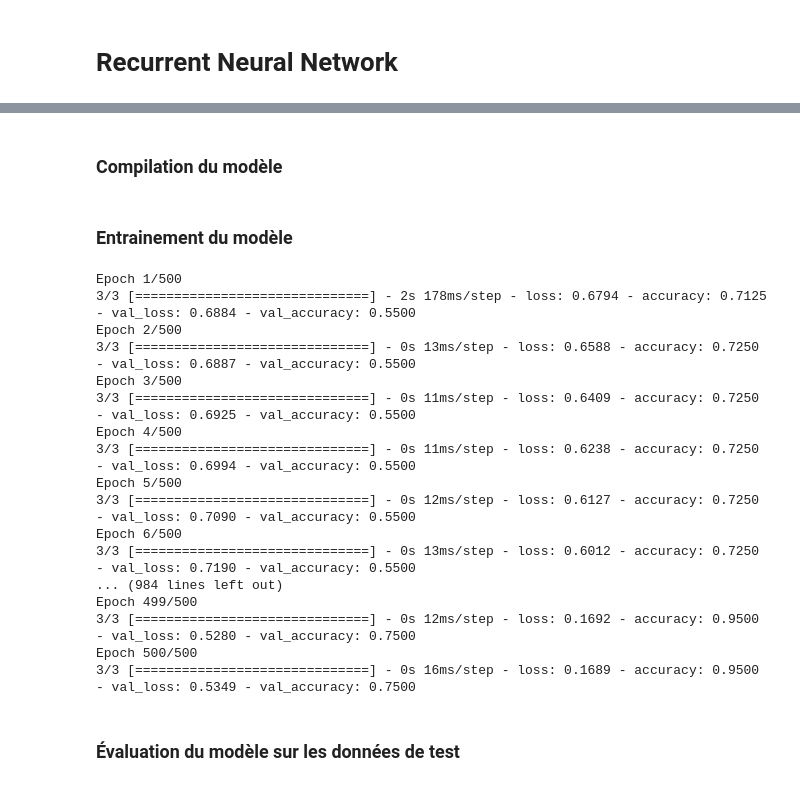
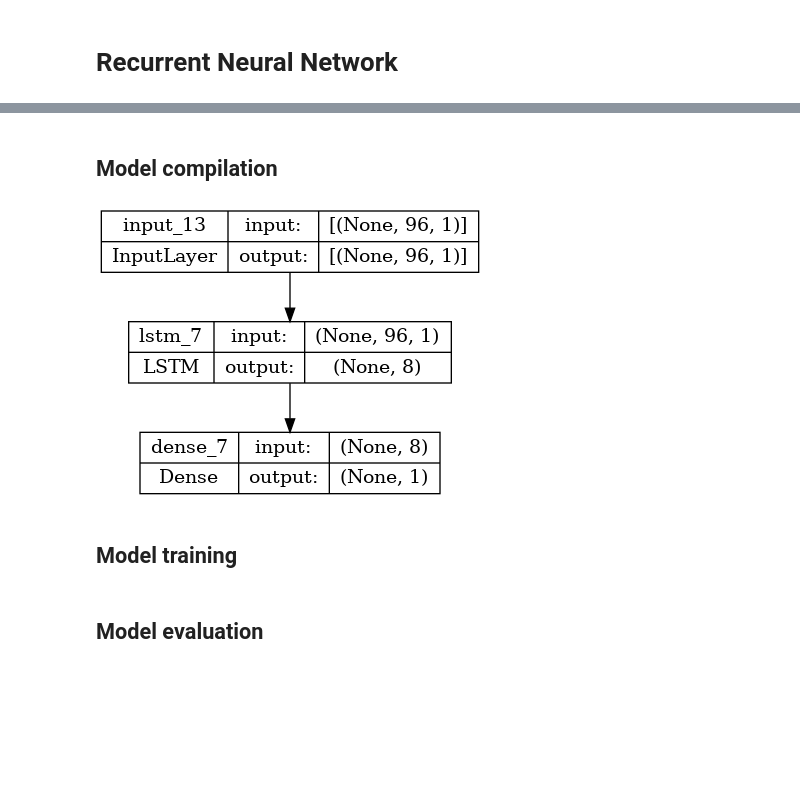
Before and after one commit to Transformot/deep-learning_project, a Jupyter notebook: Recurrent-Neural-Network.ipynb, the cells around one changed output, grey strips where cells are left out. Drawn from its saved outputs; the diff is of its cells as text; code cells hidden in the pictures; blank space fills up the shorter version.

```diff
--- a/Recurrent-Neural-Network.ipynb
+++ b/Recurrent-Neural-Network.ipynb
@@ -70 +111,16 @@ print(y_test)
+# %%
+# Layers hyperparameters
+timesteps = 1
+nb_neurons = 8
+nb_classes = 1
+final_activation = 'sigmoid'
+
+# Compil hyperparameters
+optimizer_algo = 'adam'
+cost_function = 'binary_crossentropy'
+
+# Execution hyperparameters
+nb_epochs = 500
+mini_batch_size = 32
+percentage_of_train_as_validation = 0.2
 # %% [markdown]
@@ -72,10 +128,13 @@ print(y_test)
 # %%
-input_shape = (timesteps, X_train_normalized.shape[1])  # Taille de la série temporelle
-hidden_units = 8  # Nombre d'unités dans la couche LSTM (not 128 _ best : 16 ?)
+# Input
+input_shape = (96,1)
+input_layer = Input(input_shape)
 
-input_layer = Input(shape=input_shape)
-lstm_layer = LSTM(units=hidden_units)(input_layer)
-output_layer = Dense(1, activation='sigmoid')(lstm_layer)  # Classification binaire
+# Hidden block
+lstm_layer = LSTM(units=nb_neurons)(input_layer)
 
-model = models.Model(inputs=input_layer, outputs=output_layer)
+# Output
+output_layer = Dense(units=nb_classes, activation=final_activation)(lstm_layer)
+
+model_rnn = models.Model(inputs=input_layer, outputs=output_layer)
 # %% [output]
@@ -83,31 +142,27 @@ model = models.Model(inputs=input_layer, outputs=output_layer)
 # %% [markdown]
-### Compilation du modèle
+## Model compilation
 # %%
-model.compile(loss='binary_crossentropy', optimizer='adam', metrics=['accuracy'])
-# model.summary
+model_rnn.compile(loss=cost_function, optimizer='adam', metrics=['accuracy'])
+
+model_rnn.summary
+plot_model(model_rnn, show_shapes=True)
+# %% [output]
+[figure, added]
 # %% [markdown]
-### Entrainement du modèle
+## Model training
 # %%
-mini_batch_size = 32 # (same with 64)
-history = model.fit(X_train_reshaped, y_train, batch_size=mini_batch_size, epochs=500, validation_split=0.2)
+# Specify the model checkpoint (to save the best model for each epoch)
+model_checkpoint = callbacks.ModelCheckpoint('best_model_RNN.keras', monitor='val_loss', save_best_only=True)
+
+# Start training
+start_training = time.time()
+history = model_rnn.fit(X_train, y_train,
+                    batch_size=mini_batch_size,
+                    epochs=nb_epochs,
+                    validation_split=percentage_of_train_as_validation,
+                    verbose=False,
+                    callbacks=[model_checkpoint])
+end_training = time.time()
-# %% [output]
-Epoch 1/500
-3/3 [==============================] - 2s 178ms/step - loss: 0.6794 - accuracy: 0.7125 - val_loss: 0.6884 - val_accuracy: 0.5500
-Epoch 2/500
-3/3 [==============================] - 0s 13ms/step - loss: 0.6588 - accuracy: 0.7250 - val_loss: 0.6887 - val_accuracy: 0.5500
-Epoch 3/500
-3/3 [==============================] - 0s 11ms/step - loss: 0.6409 - accuracy: 0.7250 - val_loss: 0.6925 - val_accuracy: 0.5500
-Epoch 4/500
-3/3 [==============================] - 0s 11ms/step - loss: 0.6238 - accuracy: 0.7250 - val_loss: 0.6994 - val_accuracy: 0.5500
-Epoch 5/500
-3/3 [==============================] - 0s 12ms/step - loss: 0.6127 - accuracy: 0.7250 - val_loss: 0.7090 - val_accuracy: 0.5500
-Epoch 6/500
-3/3 [==============================] - 0s 13ms/step - loss: 0.6012 - accuracy: 0.7250 - val_loss: 0.7190 - val_accuracy: 0.5500
-... (984 lines left out)
-Epoch 499/500
-3/3 [==============================] - 0s 12ms/step - loss: 0.1692 - accuracy: 0.9500 - val_loss: 0.5280 - val_accuracy: 0.7500
-Epoch 500/500
-3/3 [==============================] - 0s 16ms/step - loss: 0.1689 - accuracy: 0.9500 - val_loss: 0.5349 - val_accuracy: 0.7500
 # %% [markdown]
-### Évaluation du modèle sur les données de test
+## Model evaluation
 # %%
```
Also changed, not shown: parts of 16 cells of this notebook, 5 other files.
